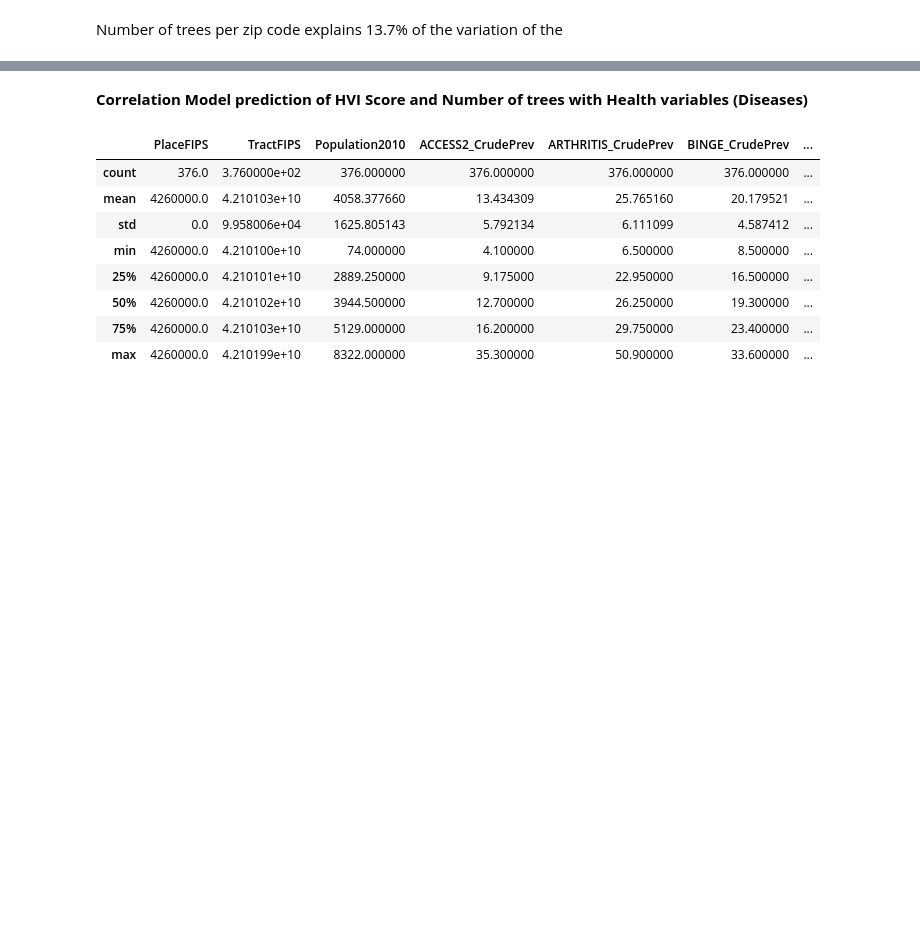
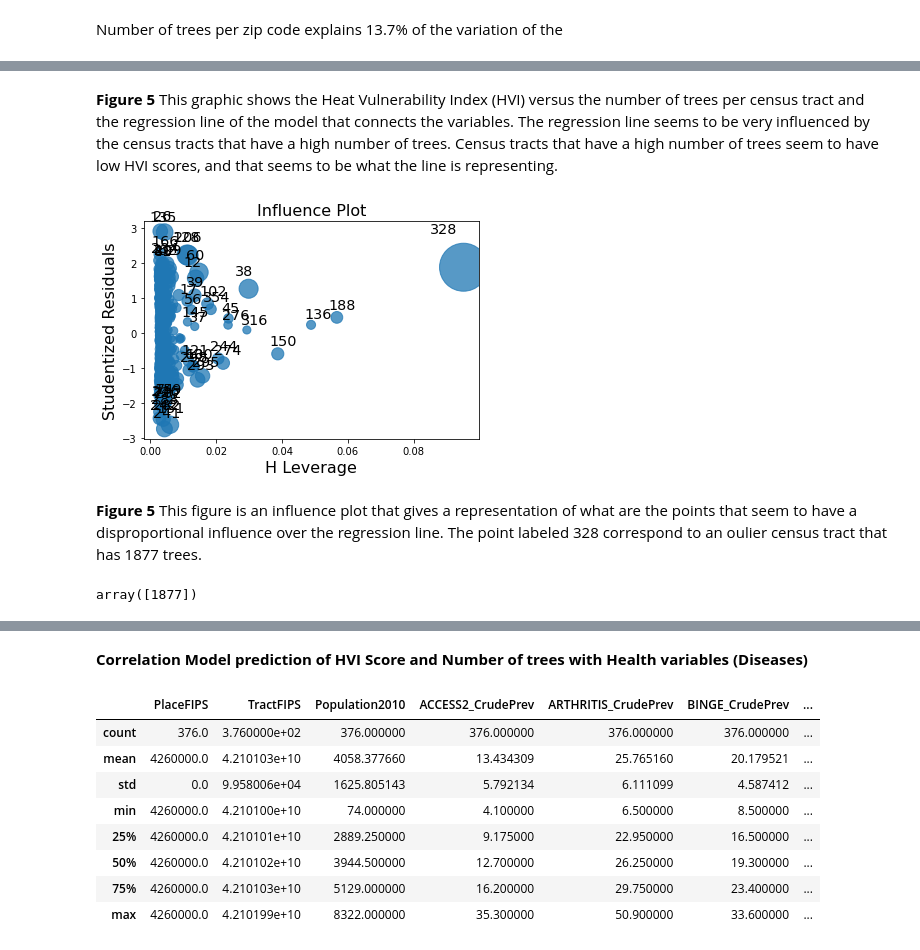
Before and after one commit to EmmanuelChinkaka/EChinkaka0, a Jupyter notebook: Final_Models_Regressions_Correlation_RF.ipynb, the cells around one changed output, grey strips where cells are left out. Saved outputs shown, nothing was run; the diff lists cells and outputs as text; code cells hidden in the pictures; blank space fills up the shorter version.

```diff
--- a/Final_Models_Regressions_Correlation_RF.ipynb
+++ b/Final_Models_Regressions_Correlation_RF.ipynb
@@ -180,0 +195,12 @@ Number of trees per zip code explains 13.7% of the variation of the
+# %% [markdown]
+**Figure 5** This graphic shows the Heat Vulnerability Index (HVI) versus the number of trees per census tract and the regression line of the model that connects the variables. The regression line seems to be very influenced by the census tracts that have a high number of trees. Census tracts that have a high number of trees seem to have low HVI scores, and that seems to be what the line is representing.
+# %%
+sm.graphics.influence_plot(est);
+# %% [output]
+[figure, added]
+# %% [markdown]
+**Figure 5** This figure is an influence plot that gives a representation of what are the points that seem to have a disproportional influence over the regression line. The point labeled 328 correspond to an oulier census tract that has 1877 trees.
+# %%
+X[328]
+# %% [output]
+array([1877])
```
Also changed, not shown: parts of 55 cells of this notebook.
